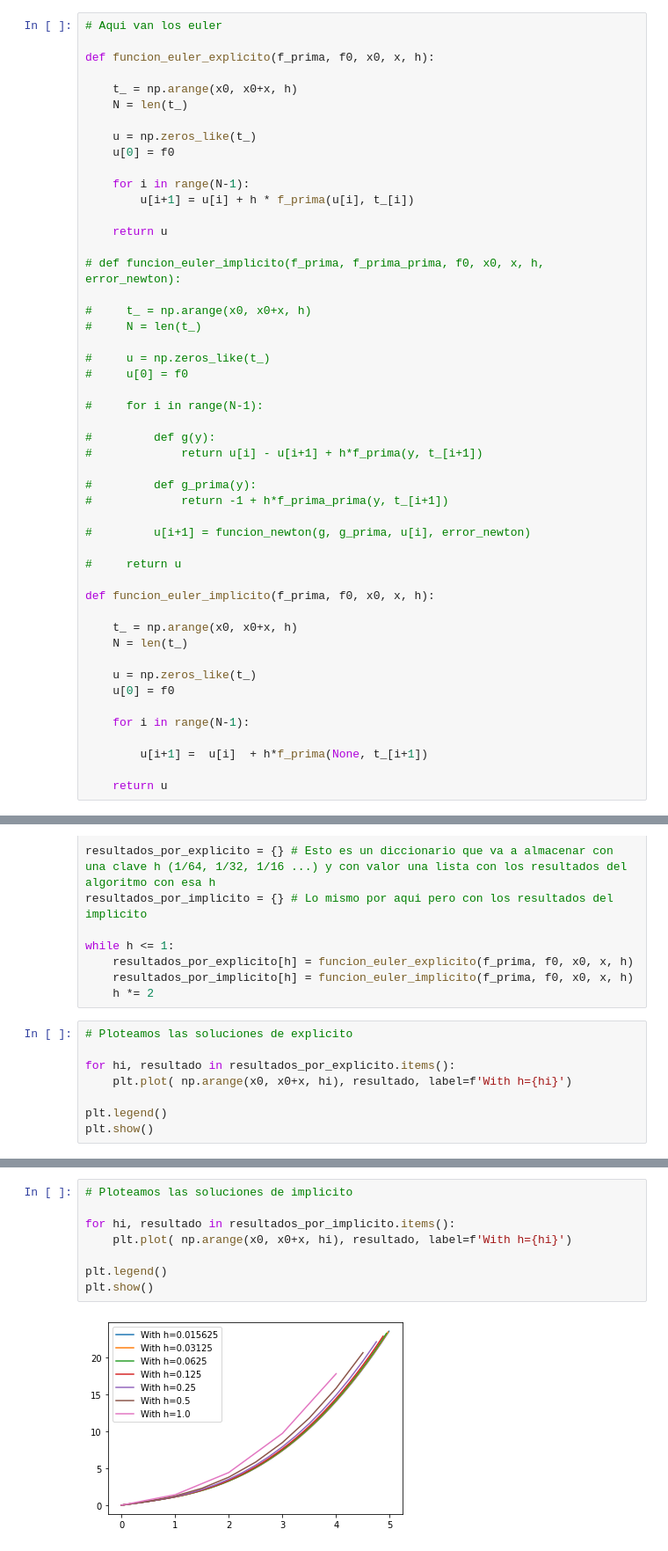
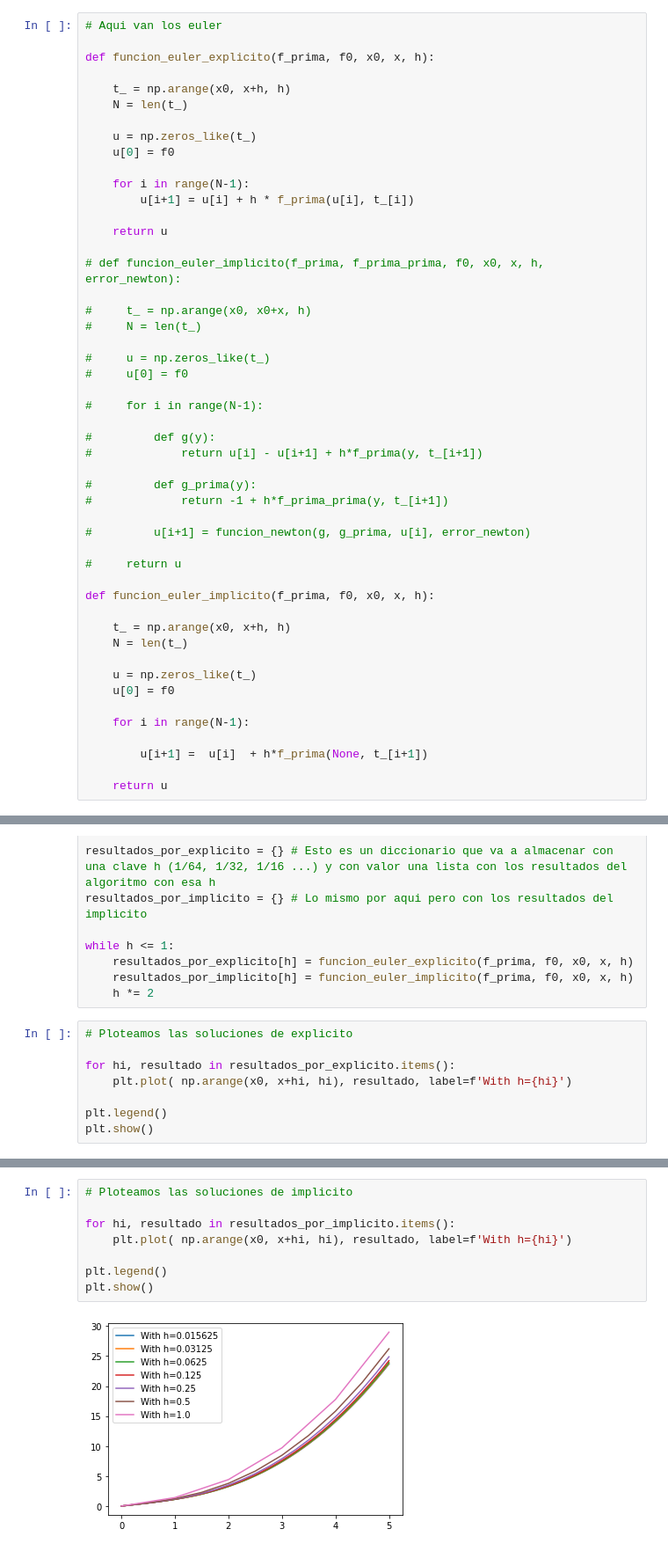
Before and after one commit to LuisGMM/UC3M-NUMERICAL-METHODS-Graded-Practice1, a Jupyter notebook: alternative.ipynb, the cells around one changed output, grey strips where cells are left out. Shown: that part at 88% size. Cells and saved outputs as stored; diff of their text form.

```diff
--- a/alternative.ipynb
+++ b/alternative.ipynb
@@ -84,7 +84,7 @@ funcion_newton(f, f_derivada, 3, 0.0001)
 
 def funcion_euler_explicito(f_prima, f0, x0, x, h):
 
-    t_ = np.arange(x0, x0+x, h)
+    t_ = np.arange(x0, x+h, h)
     N = len(t_)
 
     u = np.zeros_like(t_)
@@ -117,7 +117,7 @@ def funcion_euler_explicito(f_prima, f0, x0, x, h):
 
 def funcion_euler_implicito(f_prima, f0, x0, x, h):
 
-    t_ = np.arange(x0, x0+x, h)
+    t_ = np.arange(x0, x+h, h)
     N = len(t_)
 
     u = np.zeros_like(t_)
@@ -189,7 +189,7 @@ while h <= 1:
 # Ploteamos las soluciones de explicito
 
 for hi, resultado in resultados_por_explicito.items():
-    plt.plot( np.arange(x0, x0+x, hi), resultado, label=f'With h={hi}')
+    plt.plot( np.arange(x0, x+hi, hi), resultado, label=f'With h={hi}')
 
 plt.legend()
 plt.show()
@@ -198,13 +198,13 @@ plt.show()
 # %%
 # Ploteamos las soluciones de implicito
 
 for hi, resultado in resultados_por_implicito.items():
-    plt.plot( np.arange(x0, x0+x, hi), resultado, label=f'With h={hi}')
+    plt.plot( np.arange(x0, x+hi, hi), resultado, label=f'With h={hi}')
 
 plt.legend()
 plt.show()
 # %% [output]
-[figure, old version]
+[figure, new version]
 # %%
 print(resultados_por_explicito[1/64][-1])
 print(resultados_por_implicito[1/64][-1])
```
Also changed, not shown: parts of 3 cells of this notebook.
